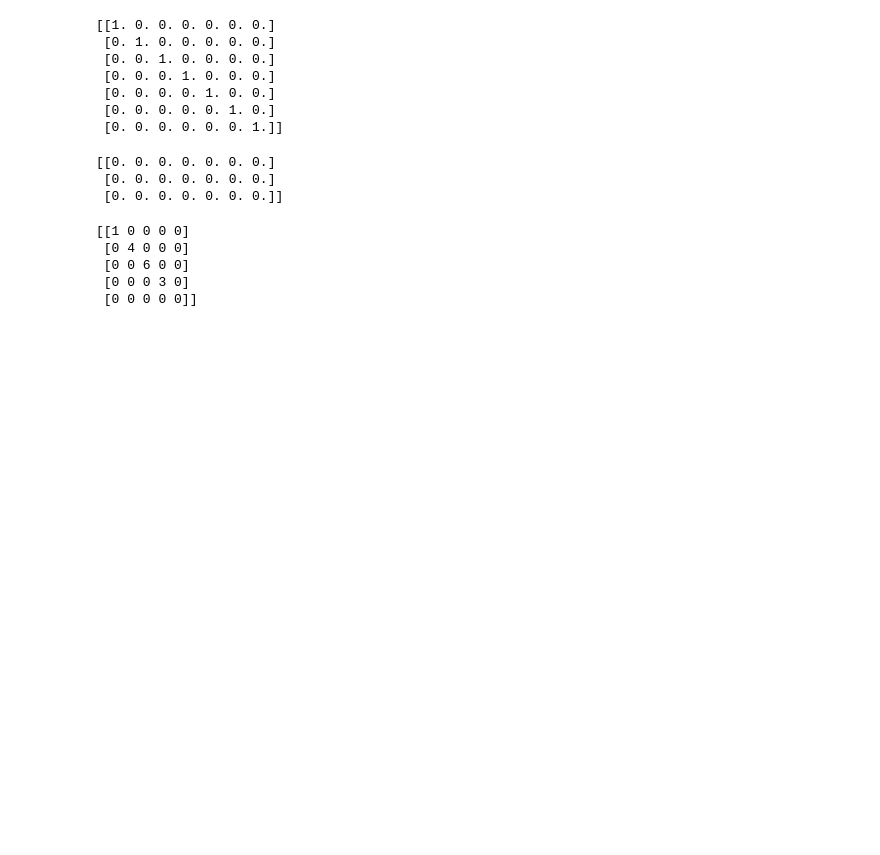
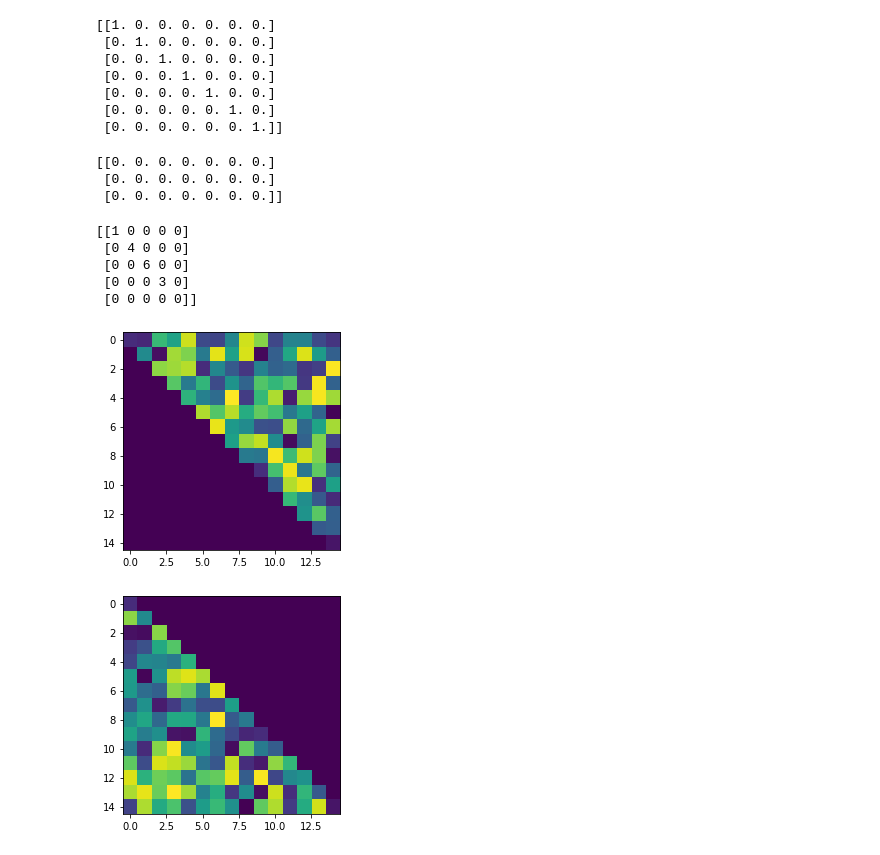
Before and after one commit to pawelztef/maths_pyt, a Jupyter notebook: linear_algebra.ipynb, the cells around one changed output. Saved outputs shown, nothing was run; the diff lists cells and outputs as text; code cells hidden in the pictures; blank space fills up the shorter version.

```diff
--- a/linear_algebra.ipynb
+++ b/linear_algebra.ipynb
@@ -321,5 +321,12 @@ print(D)
  [0 0 0 3 0]
  [0 0 0 0 0]]
 # %%
-# Triangular matrix
-T = np.random.rand(15, 15
+# Triangular matrix lower & upper
+T = np.random.rand(15, 15)
+plt.imshow(np.triu(T))
+plt.show()
+plt.imshow(np.tril(T))
+plt.show()
+# %% [output]
+[figure, added]
+[figure, added]
```
